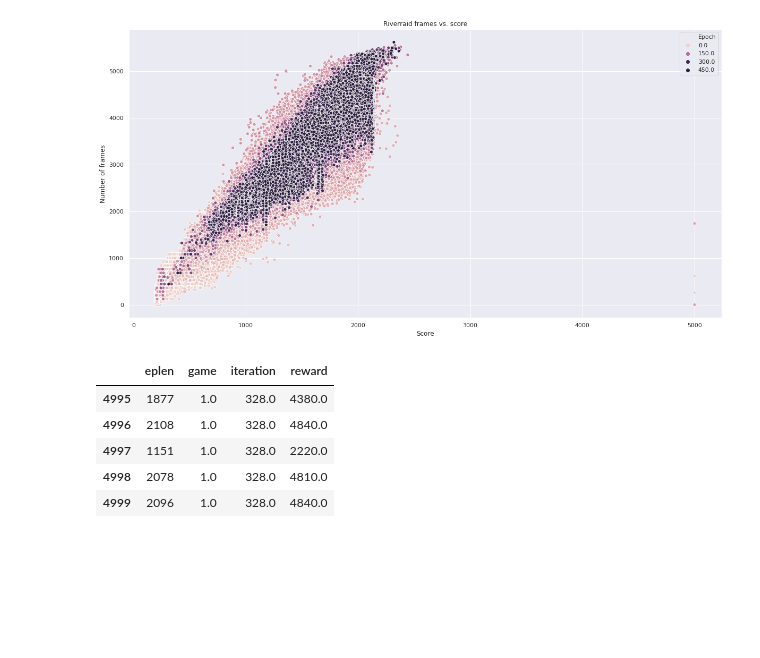
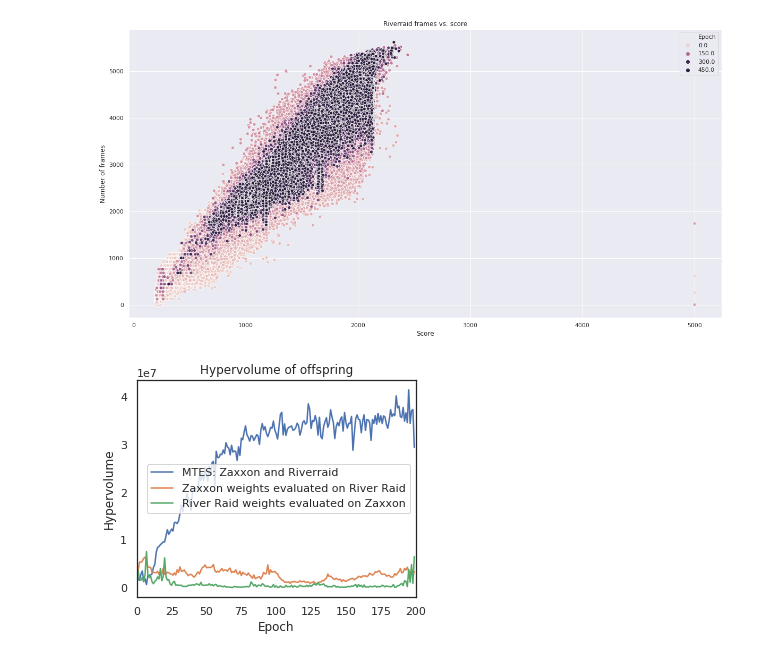
Before and after one commit to deyandyankov/research.mtne, a Jupyter notebook: gpu_implementation/analysis/IJCNN2020.ipynb, the cells around one changed output. Drawn from its saved outputs; the diff is of its cells as text; code cells hidden in the pictures; blank space fills up the shorter version.

Commit message:
Hypervolume plot

```diff
--- a/gpu_implementation/analysis/IJCNN2020.ipynb
+++ b/gpu_implementation/analysis/IJCNN2020.ipynb
@@ -26,0 +25,12 @@ rewards_eplen = ijcnn_getters.get_rewards_eplen(config)
+# %%
+experiments = {
+    'ST-zaxxon': {'dir': main_log_dir / 'ST-zaxxon-5000', 'type': 'ST'},
+    'ST-riverraid': {'dir': main_log_dir / 'ST-riverraid-5000', 'type': 'ST'},
+    'MT': {'dir': main_log_dir / 'MT-zaxxon-riverraid-5000', 'type': 'MT'},
+#    'MT50k': {'dir': main_log_dir / 'MT-zaxxon-riverraid-50000', 'type': 'MT'},
+    'ST-riverraid-zaxxon': {'dir': main_log_dir / 'evaluate_riverraid_using_zaxxon_model', 'type': 'ST'},
+    'ST-zaxxon-riverraid': {'dir': main_log_dir / 'evaluate_zaxxon_using_riverraid_model', 'type': 'ST'}
+}
+e = experiments
+for exp_name, exp in experiments.items():
+    exp['cfg'] = utils.get_config(exp)
@@ -37,11 +53,14 @@ ijcnn_plots.frames_vs_score(config, rewards_eplen, 1)
 # %% [output]
 [figure]
-# %%
-rewards_eplen.tail()
-# %% [output]
-|  | eplen | game | iteration | reward |
-| 4995 | 1877 | 1.0 | 328.0 | 4380.0 |
-| 4996 | 2108 | 1.0 | 328.0 | 4840.0 |
-| 4997 | 1151 | 1.0 | 328.0 | 2220.0 |
-| 4998 | 2078 | 1.0 | 328.0 | 4810.0 |
-| 4999 | 2096 | 1.0 | 328.0 | 4840.0 |
+# %%
+hypervolume_experiments = {
+    'MT': e['MT'],
+    'ST-riverraid-zaxxon': e['ST-riverraid-zaxxon'],
+    'ST-zaxxon-riverraid': e['ST-zaxxon-riverraid']
+}
+hv = ijcnn_getters.get_hypervolume(hypervolume_experiments, 200)
+hv.columns = ['MTES: Zaxxon and Riverraid', 'Zaxxon weights evaluated on River Raid', 'River Raid weights evaluated on Zaxxon']
+# %%
+ijcnn_plots.hypervolume(hv)
+# %% [output]
+[figure, added]
```
Also changed, not shown: parts of 7 cells of this notebook, 3 other files.
